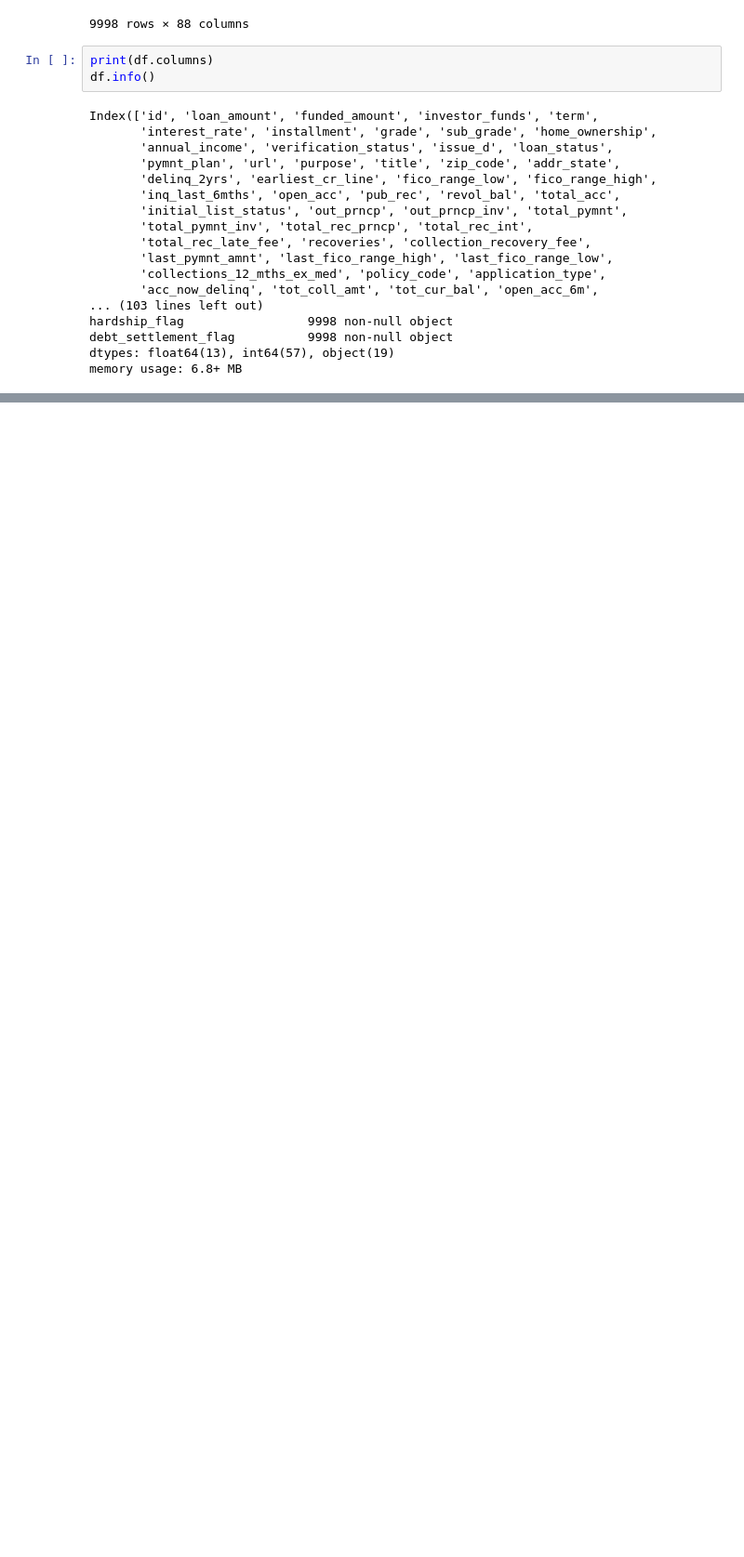
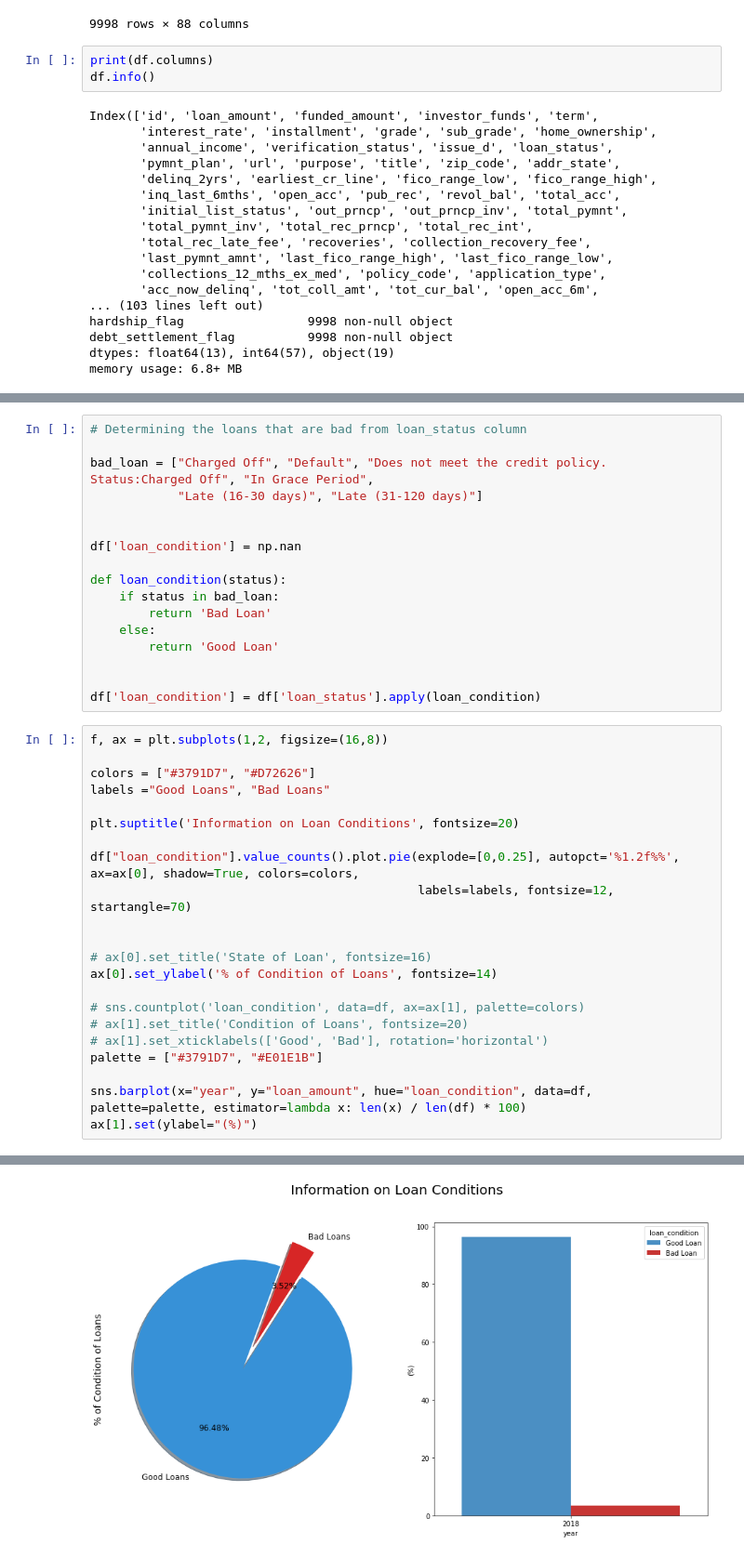
Before and after one commit to nishimishra71/Python, a Jupyter notebook: Capstone_sample.ipynb, the cells around one changed output, grey strips where cells are left out. Shown at 93% size. Cells and saved outputs as stored; diff of their text form; blank space fills up the shorter version.

```diff
--- a/Capstone_sample.ipynb
+++ b/Capstone_sample.ipynb
@@ -126,0 +155,40 @@ memory usage: 6.8+ MB
+# %%
+# Determining the loans that are bad from loan_status column
+
+bad_loan = ["Charged Off", "Default", "Does not meet the credit policy. Status:Charged Off", "In Grace Period",
+            "Late (16-30 days)", "Late (31-120 days)"]
+
+
+df['loan_condition'] = np.nan
+
+def loan_condition(status):
+    if status in bad_loan:
+        return 'Bad Loan'
+    else:
+        return 'Good Loan'
+
+
+df['loan_condition'] = df['loan_status'].apply(loan_condition)
+# %%
+f, ax = plt.subplots(1,2, figsize=(16,8))
+
+colors = ["#3791D7", "#D72626"]
+labels ="Good Loans", "Bad Loans"
+
+plt.suptitle('Information on Loan Conditions', fontsize=20)
+
+df["loan_condition"].value_counts().plot.pie(explode=[0,0.25], autopct='%1.2f%%', ax=ax[0], shadow=True, colors=colors,
+                                             labels=labels, fontsize=12, startangle=70)
+
+
+# ax[0].set_title('State of Loan', fontsize=16)
+ax[0].set_ylabel('% of Condition of Loans', fontsize=14)
+
+# sns.countplot('loan_condition', data=df, ax=ax[1], palette=colors)
+# ax[1].set_title('Condition of Loans', fontsize=20)
+# ax[1].set_xticklabels(['Good', 'Bad'], rotation='horizontal')
+palette = ["#3791D7", "#E01E1B"]
+
+sns.barplot(x="year", y="loan_amount", hue="loan_condition", data=df, palette=palette, estimator=lambda x: len(x) / len(df) * 100)
+ax[1].set(ylabel="(%)")
+# %% [output]
@@ -126,0 +196 @@ memory usage: 6.8+ MB
+[figure, added]
```
Also changed, not shown: parts of 5 cells of this notebook.
